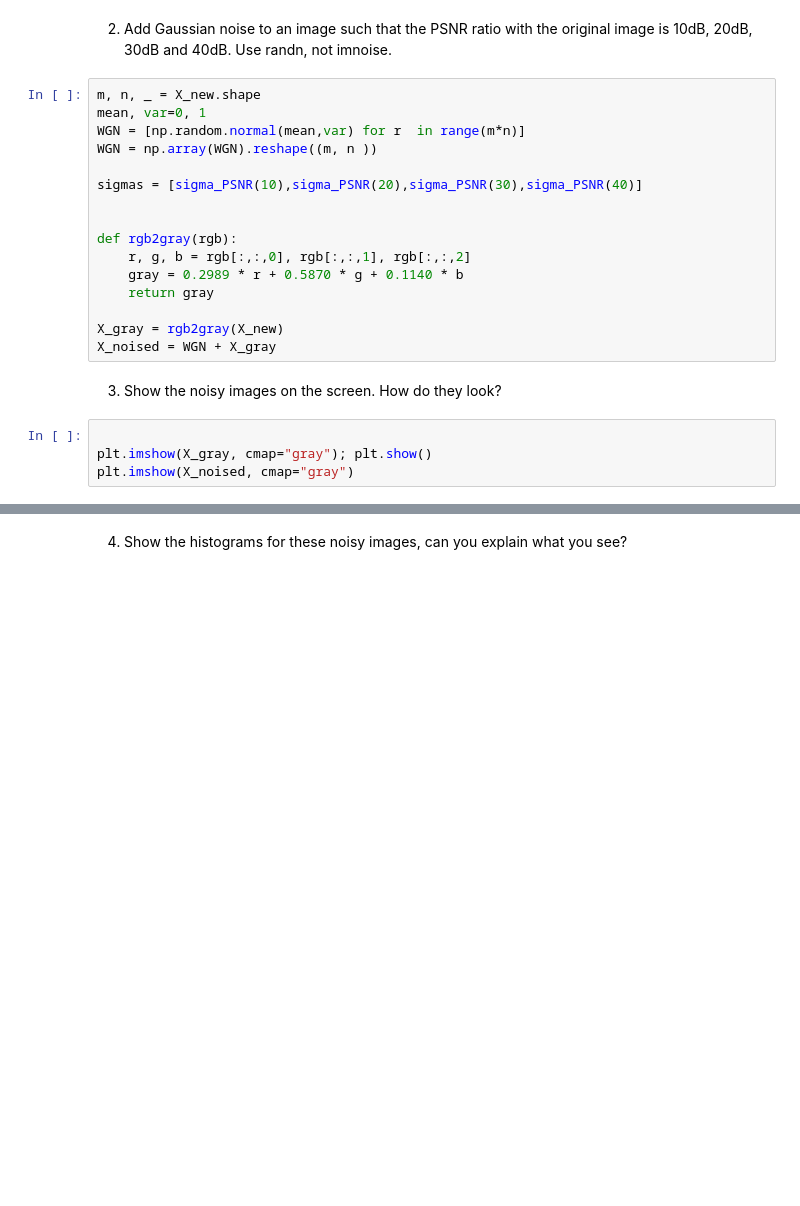
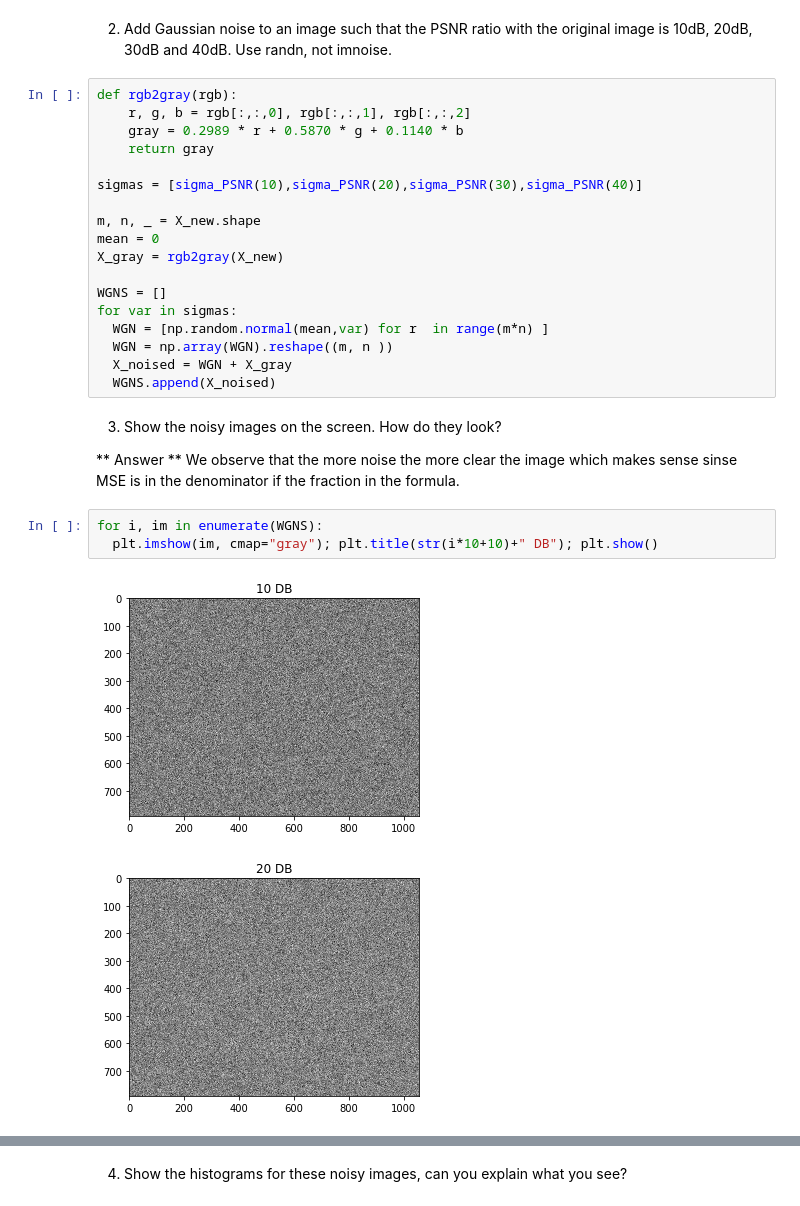
Before and after one commit to partizanos/multimedia_security, a Jupyter notebook: multimedia_TP1.ipynb, the cells around one changed output, grey strips where cells are left out. Cells and saved outputs as stored; diff of their text form; blank space fills up the shorter version.

```diff
--- a/multimedia_TP1.ipynb
+++ b/multimedia_TP1.ipynb
@@ -277,25 +277,32 @@ sigma_PSNR = lambda psnr,a=255: a**2/(10**(psnr/10))
 # %% [markdown]
 2. Add Gaussian noise to an image such that the PSNR ratio with the original image is 10dB, 20dB,
 30dB and 40dB. Use randn, not imnoise.
-# %%
-m, n, _ = X_new.shape
-mean, var=0, 1
-WGN = [np.random.normal(mean,var) for r  in range(m*n)]
-WGN = np.array(WGN).reshape((m, n ))
-
-sigmas = [sigma_PSNR(10),sigma_PSNR(20),sigma_PSNR(30),sigma_PSNR(40)]
-
-
-def rgb2gray(rgb):
-    r, g, b = rgb[:,:,0], rgb[:,:,1], rgb[:,:,2]
-    gray = 0.2989 * r + 0.5870 * g + 0.1140 * b
-    return gray
-
-X_gray = rgb2gray(X_new)
-X_noised = WGN + X_gray
+# %%
+def rgb2gray(rgb):
+    r, g, b = rgb[:,:,0], rgb[:,:,1], rgb[:,:,2]
+    gray = 0.2989 * r + 0.5870 * g + 0.1140 * b
+    return gray
+
+sigmas = [sigma_PSNR(10),sigma_PSNR(20),sigma_PSNR(30),sigma_PSNR(40)]
+
+m, n, _ = X_new.shape
+mean = 0
+X_gray = rgb2gray(X_new)
+
+WGNS = []
+for var in sigmas:
+  WGN = [np.random.normal(mean,var) for r  in range(m*n) ]
+  WGN = np.array(WGN).reshape((m, n ))
+  X_noised = WGN + X_gray
+  WGNS.append(X_noised)
 # %% [markdown]
 3. Show the noisy images on the screen. How do they look?
+
+** Answer **
+We observe that the more noise the more clear the image which makes sense sinse MSE is in the denominator if the fraction in the formula.
-# %%
-
-plt.imshow(X_gray, cmap="gray"); plt.show()
-plt.imshow(X_noised, cmap="gray")
+# %%
+for i, im in enumerate(WGNS):
+  plt.imshow(im, cmap="gray"); plt.title(str(i*10+10)+" DB"); plt.show()
+# %% [output]
+[figure, added]
+[figure, added]
```
Also changed, not shown: parts of 2 cells of this notebook.
